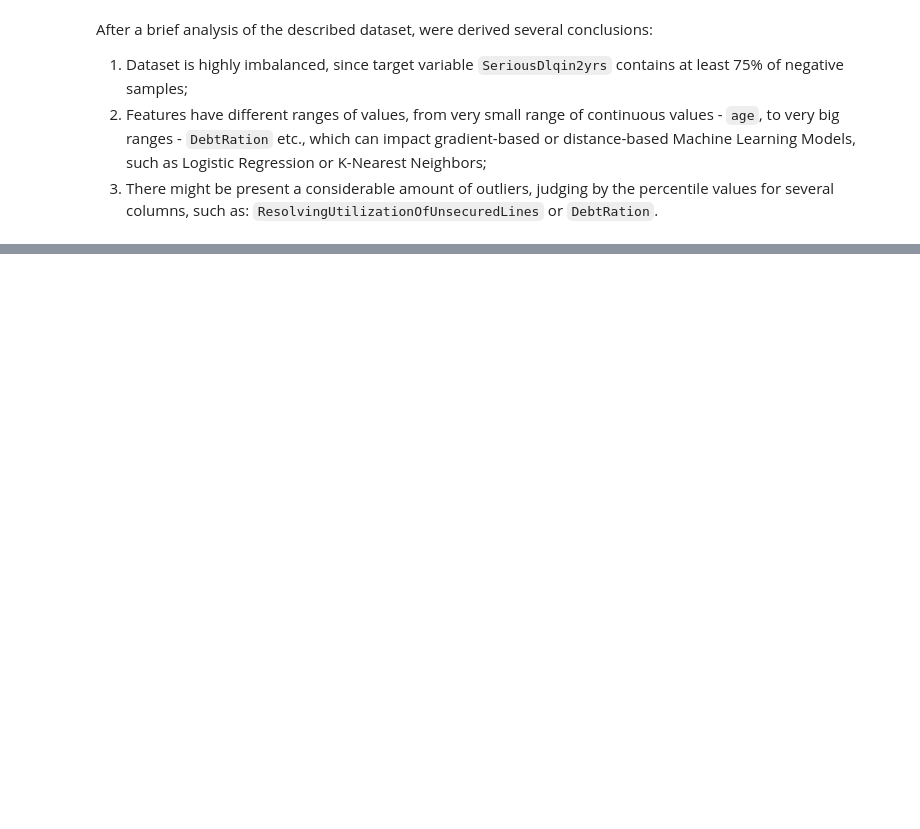
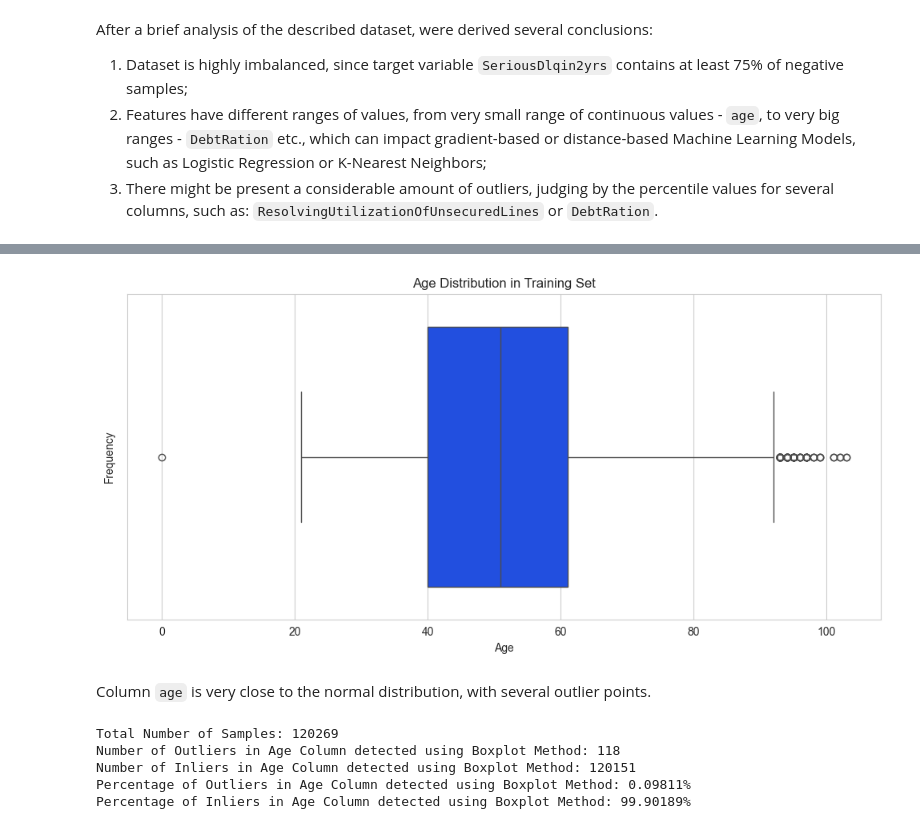
Before and after one commit to Ghenntoggy1/Sigmoid-ML-Tasks, a Jupyter notebook: Pre_Exam_2_Give_Me_Some_Credit_Classification/Pre_Exam_2_Give_Me_Some_Credit_Classification.ipynb, the cells around one changed output, grey strips where cells are left out. Drawn from its saved outputs; the diff is of its cells as text; code cells hidden in the pictures; blank space fills up the shorter version.

```diff
--- a/Pre_Exam_2_Give_Me_Some_Credit_Classification/Pre_Exam_2_Give_Me_Some_Credit_Classification.ipynb
+++ b/Pre_Exam_2_Give_Me_Some_Credit_Classification/Pre_Exam_2_Give_Me_Some_Credit_Classification.ipynb
@@ -166,0 +242,18 @@ After a brief analysis of the described dataset, were derived several conclusion
+# %%
+fig, ax = plt.subplots(nrows=1, ncols=1, figsize=(10, 5))
+
+sns.boxplot(
+    data=credit_train_zip_eda,
+    x='age',
+    ax=ax
+)
+ax.set_title('Age Distribution in Training Set')
+ax.set_xlabel('Age')
+ax.set_ylabel('Frequency')
+
+plt.tight_layout()
+plt.show()
+# %% [output]
+[figure, added]
+# %% [markdown]
+Column `age` is very close to the normal distribution, with several outlier points.
@@ -166,0 +276,13 @@ After a brief analysis of the described dataset, were derived several conclusion
+# %%
+outliers_age_mask = get_outliers_by_boxplot(credit_train_zip_eda, 'age')
+print(f"Total Number of Samples: {credit_train_zip_eda.shape[0]}")
+print(f"Number of Outliers in Age Column detected using Boxplot Method: {outliers_age_mask[outliers_age_mask == -1].count()}")
+print(f"Number of Inliers in Age Column detected using Boxplot Method: {outliers_age_mask[outliers_age_mask == 1].count()}")
+print(f"Percentage of Outliers in Age Column detected using Boxplot Method: {(credit_train_zip_eda[outliers_age_mask == -1].shape[0] / credit_train_zip_eda.shape[0] * 100):.5f}%")
+print(f"Percentage of Inliers in Age Column detected using Boxplot Method: {(credit_train_zip_eda[outliers_age_mask == 1].shape[0] / credit_train_zip_eda.shape[0] * 100):.5f}%")
+# %% [output]
+Total Number of Samples: 120269
+Number of Outliers in Age Column detected using Boxplot Method: 118
+Number of Inliers in Age Column detected using Boxplot Method: 120151
+Percentage of Outliers in Age Column detected using Boxplot Method: 0.09811%
+Percentage of Inliers in Age Column detected using Boxplot Method: 99.90189%
```
Also changed, not shown: parts of 96 cells of this notebook.
